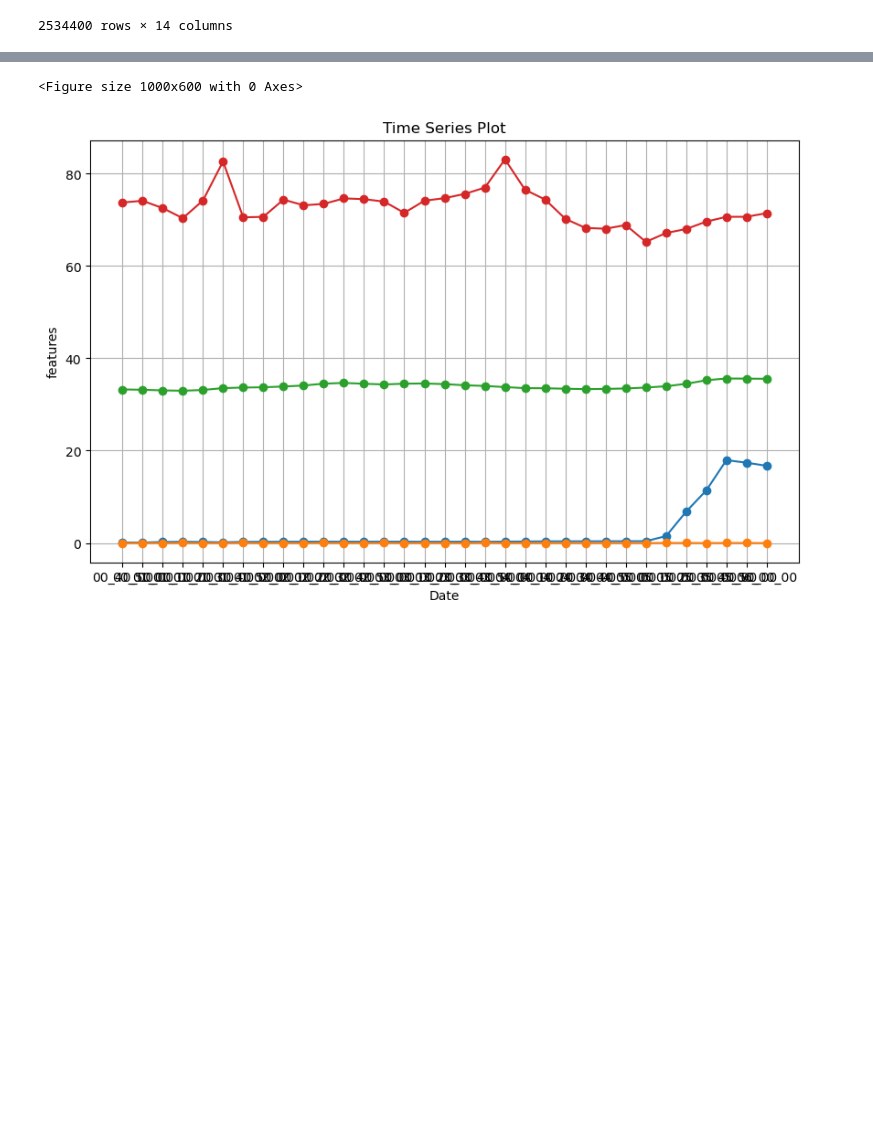
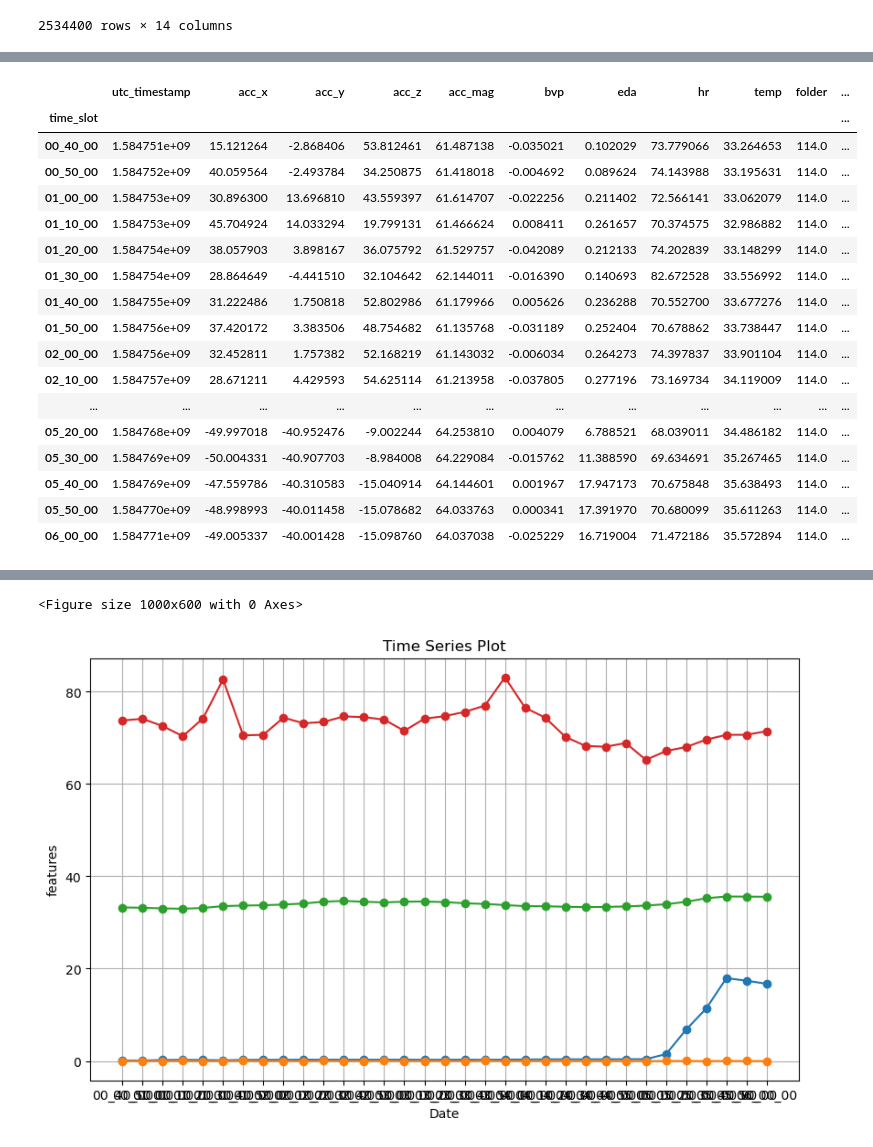
Before and after one commit to jihed-ben-salah/Episafe, a Jupyter notebook: sagemaker-data-visualization.ipynb, the cells around one changed output, grey strips where cells are left out. Cells and saved outputs as stored; diff of their text form; code cells hidden in the pictures; blank space fills up the shorter version.

```diff
--- a/sagemaker-data-visualization.ipynb
+++ b/sagemaker-data-visualization.ipynb
@@ -64,6 +64,27 @@ for feature in features_to_plot:
 [figure]
 # %%
 correlation_matrix = grouped.corr()
+# %%
+grouped
+# %% [output]
+|  | utc_timestamp | acc_x | acc_y | acc_z | acc_mag | bvp | eda | hr | temp | folder | ... |
+| time_slot |  |  |  |  |  |  |  |  |  |  | ... |
+| 00_40_00 | 1.584751e+09 | 15.121264 | -2.868406 | 53.812461 | 61.487138 | -0.035021 | 0.102029 | 73.779066 | 33.264653 | 114.0 | ... |
+| 00_50_00 | 1.584752e+09 | 40.059564 | -2.493784 | 34.250875 | 61.418018 | -0.004692 | 0.089624 | 74.143988 | 33.195631 | 114.0 | ... |
+| 01_00_00 | 1.584753e+09 | 30.896300 | 13.696810 | 43.559397 | 61.614707 | -0.022256 | 0.211402 | 72.566141 | 33.062079 | 114.0 | ... |
+| 01_10_00 | 1.584753e+09 | 45.704924 | 14.033294 | 19.799131 | 61.466624 | 0.008411 | 0.261657 | 70.374575 | 32.986882 | 114.0 | ... |
+| 01_20_00 | 1.584754e+09 | 38.057903 | 3.898167 | 36.075792 | 61.529757 | -0.042089 | 0.212133 | 74.202839 | 33.148299 | 114.0 | ... |
+| 01_30_00 | 1.584754e+09 | 28.864649 | -4.441510 | 32.104642 | 62.144011 | -0.016390 | 0.140693 | 82.672528 | 33.556992 | 114.0 | ... |
+| 01_40_00 | 1.584755e+09 | 31.222486 | 1.750818 | 52.802986 | 61.179966 | 0.005626 | 0.236288 | 70.552700 | 33.677276 | 114.0 | ... |
+| 01_50_00 | 1.584756e+09 | 37.420172 | 3.383506 | 48.754682 | 61.135768 | -0.031189 | 0.252404 | 70.678862 | 33.738447 | 114.0 | ... |
+| 02_00_00 | 1.584756e+09 | 32.452811 | 1.757382 | 52.168219 | 61.143032 | -0.006034 | 0.264273 | 74.397837 | 33.901104 | 114.0 | ... |
+| 02_10_00 | 1.584757e+09 | 28.671211 | 4.429593 | 54.625114 | 61.213958 | -0.037805 | 0.277196 | 73.169734 | 34.119009 | 114.0 | ... |
+| ... | ... | ... | ... | ... | ... | ... | ... | ... | ... | ... | ... |
+| 05_20_00 | 1.584768e+09 | -49.997018 | -40.952476 | -9.002244 | 64.253810 | 0.004079 | 6.788521 | 68.039011 | 34.486182 | 114.0 | ... |
+| 05_30_00 | 1.584769e+09 | -50.004331 | -40.907703 | -8.984008 | 64.229084 | -0.015762 | 11.388590 | 69.634691 | 35.267465 | 114.0 | ... |
+| 05_40_00 | 1.584769e+09 | -47.559786 | -40.310583 | -15.040914 | 64.144601 | 0.001967 | 17.947173 | 70.675848 | 35.638493 | 114.0 | ... |
+| 05_50_00 | 1.584770e+09 | -48.998993 | -40.011458 | -15.078682 | 64.033763 | 0.000341 | 17.391970 | 70.680099 | 35.611263 | 114.0 | ... |
+| 06_00_00 | 1.584771e+09 | -49.005337 | -40.001428 | -15.098760 | 64.037038 | -0.025229 | 16.719004 | 71.472186 | 35.572894 | 114.0 | ... |
 # %%
 plt.figure(figsize=(8, 6))  # Set the figure size
 
```
Also changed, not shown: parts of 3 cells of this notebook, 11 other files.
